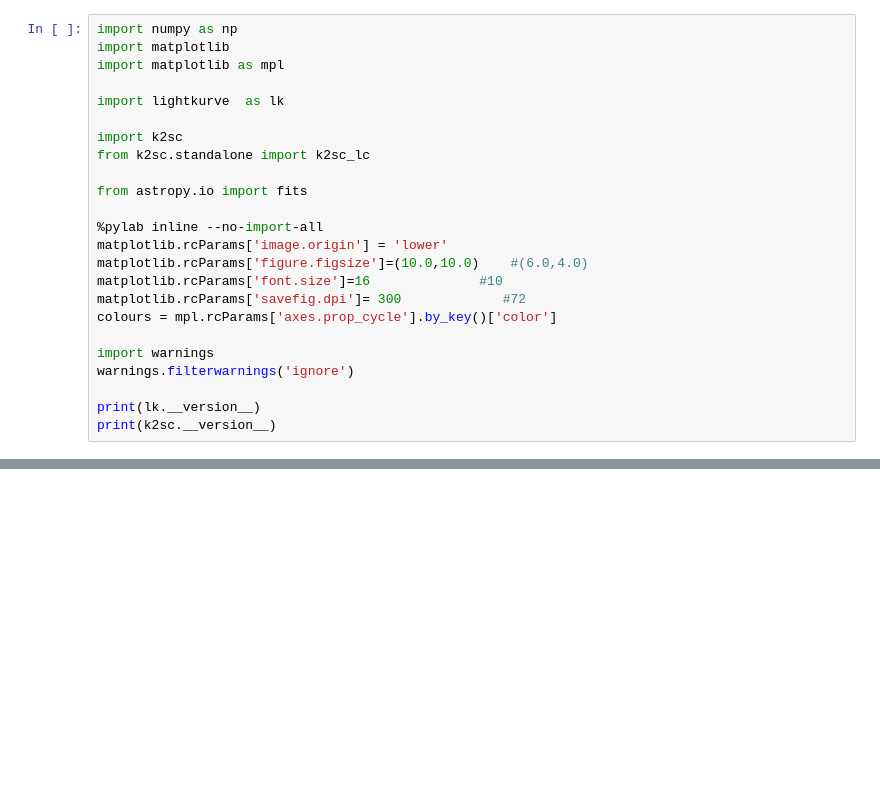
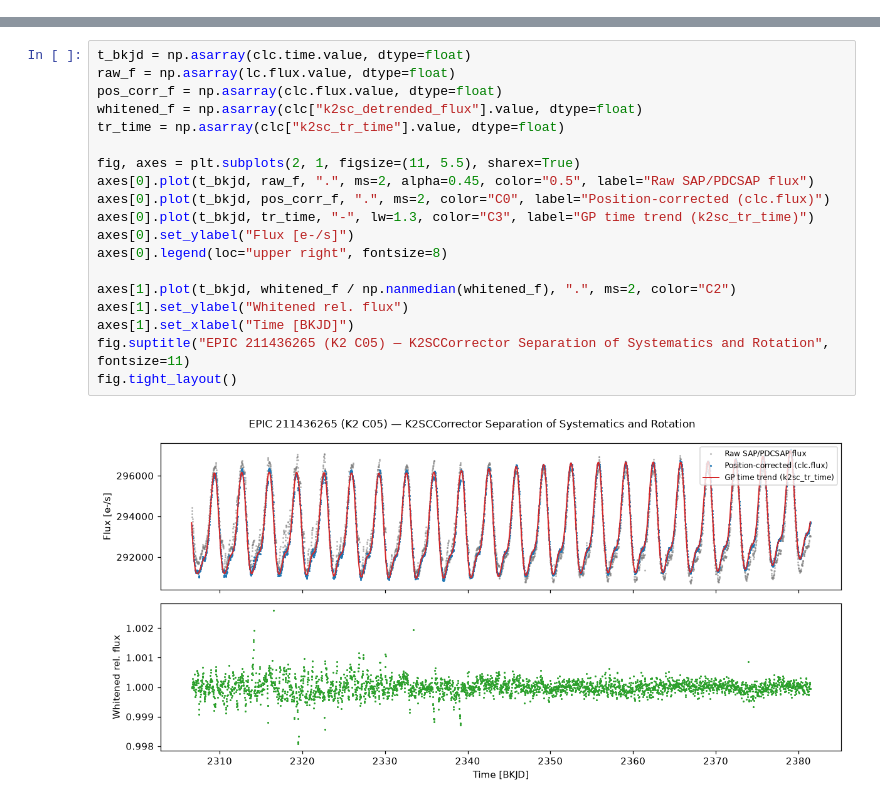
Before and after one commit to OxES/k2sc, a Jupyter notebook: notebooks/lightkurve.ipynb, the cells around one changed output, grey strips where cells are left out. Saved outputs shown, nothing was run; the diff lists cells and outputs as text; blank space fills up the shorter version.

```diff
--- a/notebooks/lightkurve.ipynb
+++ b/notebooks/lightkurve.ipynb
@@ -5,24 +0,0 @@ Let's go through how you would use `k2sc` with its `lightkurve` interface to det
-# %%
-import numpy as np
-import matplotlib
-import matplotlib as mpl
-
-import lightkurve  as lk
-
-import k2sc
-from k2sc.standalone import k2sc_lc
-
-from astropy.io import fits
-
-%pylab inline --no-import-all
-matplotlib.rcParams['image.origin'] = 'lower'
-matplotlib.rcParams['figure.figsize']=(10.0,10.0)    #(6.0,4.0)
-matplotlib.rcParams['font.size']=16              #10
-matplotlib.rcParams['savefig.dpi']= 300             #72
-colours = mpl.rcParams['axes.prop_cycle'].by_key()['color']
-
-import warnings
-warnings.filterwarnings('ignore')
-
-print(lk.__version__)
-print(k2sc.__version__)
@@ -98,0 +73,21 @@ out = lc.to_fits(extra_data=extras,path='test.fits',overwrite=True)
+# %%
+t_bkjd = np.asarray(clc.time.value, dtype=float)
+raw_f = np.asarray(lc.flux.value, dtype=float)
+pos_corr_f = np.asarray(clc.flux.value, dtype=float)
+whitened_f = np.asarray(clc["k2sc_detrended_flux"].value, dtype=float)
+tr_time = np.asarray(clc["k2sc_tr_time"].value, dtype=float)
+
+fig, axes = plt.subplots(2, 1, figsize=(11, 5.5), sharex=True)
+axes[0].plot(t_bkjd, raw_f, ".", ms=2, alpha=0.45, color="0.5", label="Raw SAP/PDCSAP flux")
+axes[0].plot(t_bkjd, pos_corr_f, ".", ms=2, color="C0", label="Position-corrected (clc.flux)")
+axes[0].plot(t_bkjd, tr_time, "-", lw=1.3, color="C3", label="GP time trend (k2sc_tr_time)")
+axes[0].set_ylabel("Flux [e-/s]")
+axes[0].legend(loc="upper right", fontsize=8)
+
+axes[1].plot(t_bkjd, whitened_f / np.nanmedian(whitened_f), ".", ms=2, color="C2")
+axes[1].set_ylabel("Whitened rel. flux")
+axes[1].set_xlabel("Time [BKJD]")
+fig.suptitle("EPIC 211436265 (K2 C05) — K2SCCorrector Separation of Systematics and Rotation", fontsize=11)
+fig.tight_layout()
+# %% [output]
+[figure, added]
```
Also changed, not shown: parts of 25 cells of this notebook, 6 other files.
